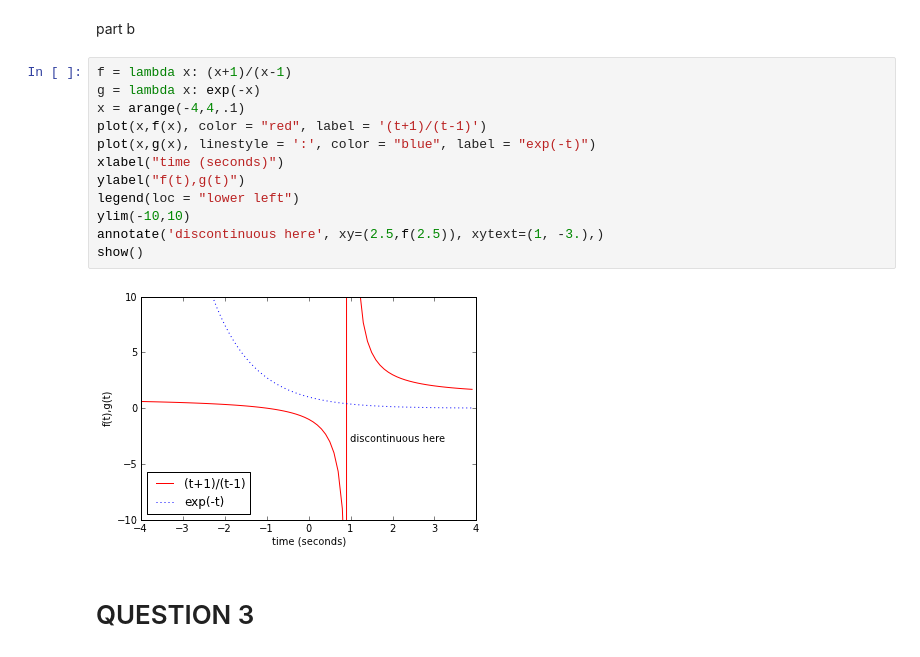
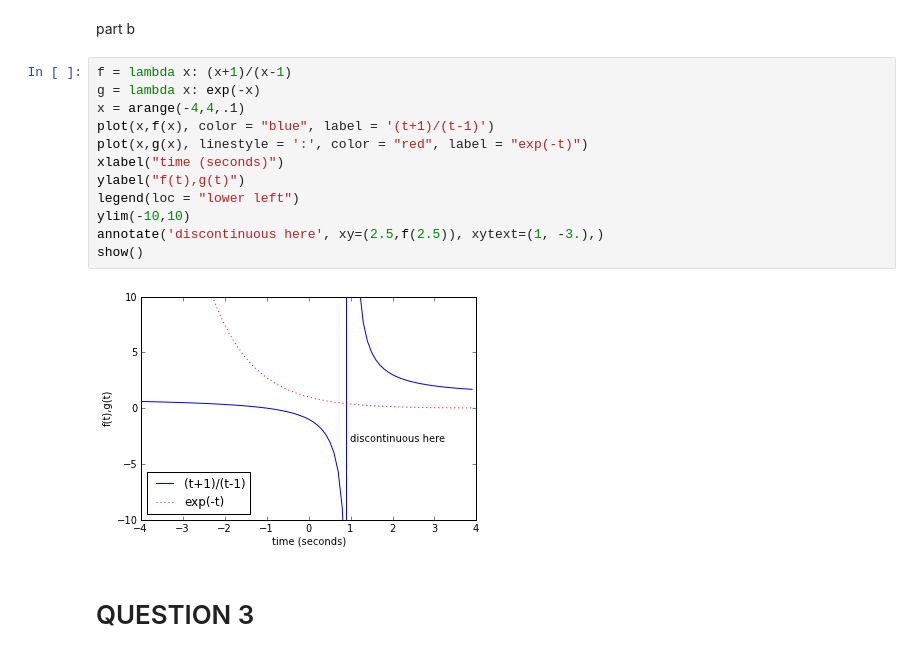
Before and after one commit to jruncoPHYS202/PHYS202-S13, a Jupyter notebook: Midterm/Midterm.ipynb, the cells around one changed output. Cells and saved outputs as stored; diff of their text form.

```diff
--- a/Midterm/Midterm.ipynb
+++ b/Midterm/Midterm.ipynb
@@ -53,17 +53,17 @@ part b
 # %%
 f = lambda x: (x+1)/(x-1)
 g = lambda x: exp(-x)
 x = arange(-4,4,.1)
-plot(x,f(x), color = "red", label = '(t+1)/(t-1)')
-plot(x,g(x), linestyle = ':', color = "blue", label = "exp(-t)")
+plot(x,f(x), color = "blue", label = '(t+1)/(t-1)')
+plot(x,g(x), linestyle = ':', color = "red", label = "exp(-t)")
 xlabel("time (seconds)")
 ylabel("f(t),g(t)")
 legend(loc = "lower left")
 ylim(-10,10)
 annotate('discontinuous here', xy=(2.5,f(2.5)), xytext=(1, -3.),)
 show()
 # %% [output]
-[figure, old version]
+[figure, new version]
 # %% [markdown]
 QUESTION 3
 ==========
```
